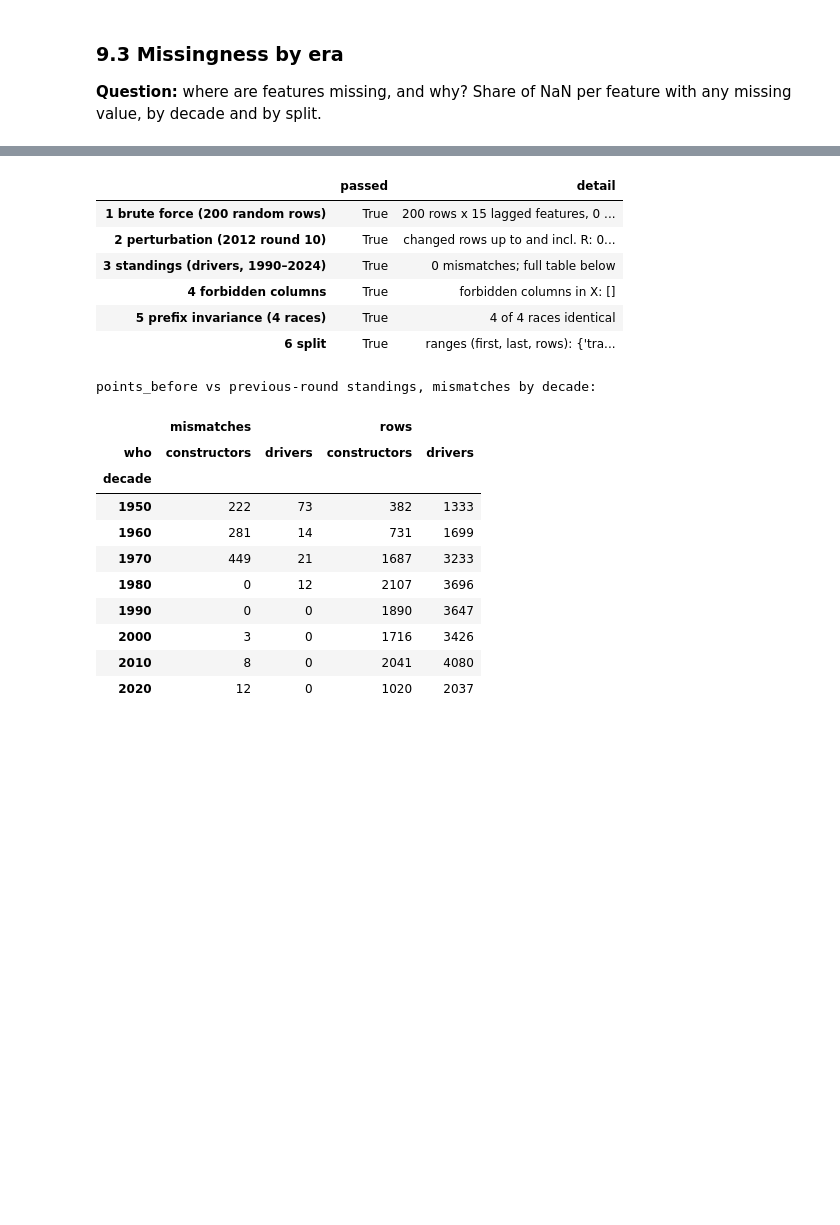
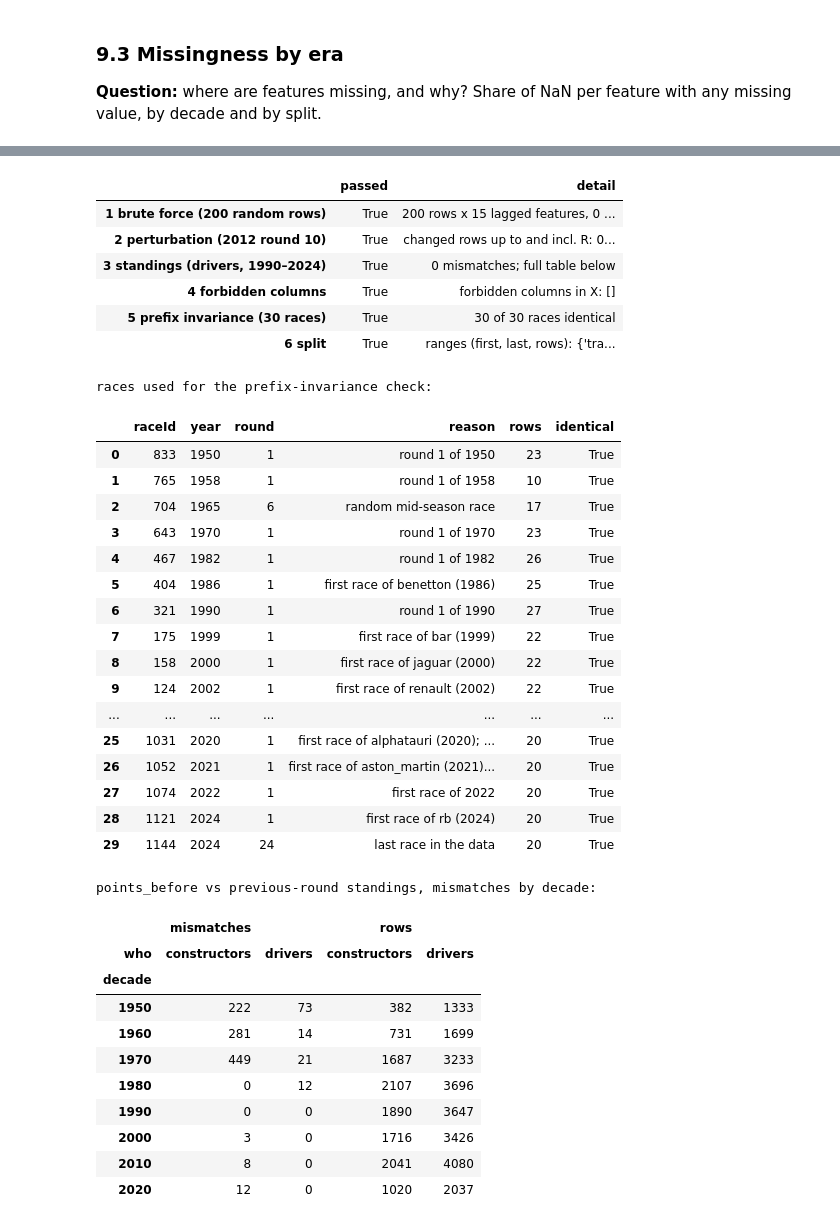
Before and after one commit to YShimy/f1-podium, a Jupyter notebook: notebooks/milestone1.ipynb, the cells around one changed output, grey strips where cells are left out. Cells and saved outputs as stored; diff of their text form; code cells hidden in the pictures; blank space fills up the shorter version.

```diff
--- a/notebooks/milestone1.ipynb
+++ b/notebooks/milestone1.ipynb
@@ -2953,6 +2975,7 @@ The same six checks as `tests/test_features.py`, run here on the real table:
 6. **Split:** disjoint, complete and ordered in time.
 # %%
 checks = {}
+prefix_sample = leakage.prefix_race_sample(meta, tables, n=30)
 
 mism, n_checked = leakage.bruteforce_mismatches(tables, results_clean, meta, X, n=200)
 checks["1 brute force (200 random rows)"] = (mism.empty, f"{n_checked} rows x {len(leakage.LAGGED_FEATURES)} lagged "
@@ -2968,51 +2991,70 @@ checks["2 perturbation (2012 round 10)"] = (
     f"changed rows up to and incl. R: {pert['changed_rows_up_to_and_incl_R']}, after R: {pert['changed_rows_after_R']}, "
     f"targets changed in R: {pert['changed_targets_in_R']}, outside R: {pert['changed_targets_outside_R']}")
 
 standings = leakage.standings_check(tables, meta, X)
 drv_recent = standings.query("who == 'drivers' and decade >= 1990")["mismatches"].sum()
 checks["3 standings (drivers, 1990–2024)"] = (drv_recent == 0, f"{drv_recent} mismatches; full table below")
 
 bad_cols = leakage.forbidden_columns(X, y)
 checks["4 forbidden columns"] = (bad_cols == [], f"forbidden columns in X: {bad_cols}")
 
-prefix = leakage.prefix_invariance_check(
-    tables, results_clean,
-    [rid(2023, 1), rid(2012, 10), rid(2021, 11), int(meta.sort_values(["year", "round"])["raceId"].iloc[-1])],
-    full=(meta, X, y))
-checks["5 prefix invariance (4 races)"] = (bool(prefix["identical"].all()),
+prefix = leakage.prefix_invariance_check(tables, results_clean, prefix_sample["raceId"].tolist(), full=(meta, X, y))
+checks[f"5 prefix invariance ({len(prefix)} races)"] = (bool(prefix["identical"].all()),
                                            f"{int(prefix['identical'].sum())} of {len(prefix)} races identical")
 
 split = leakage.split_check(meta)
 checks["6 split"] = (split["disjoint"] and split["races_disjoint"] and split["complete"] and split["ordered"],
                      f"ranges (first, last, rows): {split['ranges']}")
 
 check_table = pd.DataFrame({k: {"passed": v[0], "detail": v[1]} for k, v in checks.items()}).T
 with pd.option_context("display.max_colwidth", 140):
     display(check_table)
 assert check_table["passed"].all(), "a leakage check failed"
 
+print("races used for the prefix-invariance check:")
+with pd.option_context("display.max_colwidth", 120):
+    display(prefix_sample.merge(prefix[["raceId", "rows", "identical"]], on="raceId"))
+
 print("points_before vs previous-round standings, mismatches by decade:")
 display(standings.pivot(index="decade", columns="who", values=["mismatches", "rows"]))
 # %% [output]
 |  | passed | detail |
 | 1 brute force (200 random rows) | True | 200 rows x 15 lagged features, 0 ... |
 | 2 perturbation (2012 round 10) | True | changed rows up to and incl. R: 0... |
 | 3 standings (drivers, 1990–2024) | True | 0 mismatches; full table below |
 | 4 forbidden columns | True | forbidden columns in X: [] |
-| 5 prefix invariance (4 races) | True | 4 of 4 races identical |
+| 5 prefix invariance (30 races) | True | 30 of 30 races identical |
 | 6 split | True | ranges (first, last, rows): {'tra... |
-points_before vs previous-round standings, mismatches by decade:
+races used for the prefix-invariance check:
-|  | mismatches |  | rows |  |
-| who | constructors | drivers | constructors | drivers |
-| decade |  |  |  |  |
-| 1950 | 222 | 73 | 382 | 1333 |
-| 1960 | 281 | 14 | 731 | 1699 |
-| 1970 | 449 | 21 | 1687 | 3233 |
-| 1980 | 0 | 12 | 2107 | 3696 |
-| 1990 | 0 | 0 | 1890 | 3647 |
-| 2000 | 3 | 0 | 1716 | 3426 |
-| 2010 | 8 | 0 | 2041 | 4080 |
-| 2020 | 12 | 0 | 1020 | 2037 |
+|  | raceId | year | round | reason | rows | identical |
+| 0 | 833 | 1950 | 1 | round 1 of 1950 | 23 | True |
+| 1 | 765 | 1958 | 1 | round 1 of 1958 | 10 | True |
+| 2 | 704 | 1965 | 6 | random mid-season race | 17 | True |
+| 3 | 643 | 1970 | 1 | round 1 of 1970 | 23 | True |
+| 4 | 467 | 1982 | 1 | round 1 of 1982 | 26 | True |
+| 5 | 404 | 1986 | 1 | first race of benetton (1986) | 25 | True |
+| 6 | 321 | 1990 | 1 | round 1 of 1990 | 27 | True |
+| 7 | 175 | 1999 | 1 | first race of bar (1999) | 22 | True |
+| 8 | 158 | 2000 | 1 | first race of jaguar (2000) | 22 | True |
+| 9 | 124 | 2002 | 1 | first race of renault (2002) | 22 | True |
+| ... | ... | ... | ... | ... | ... | ... |
+| 25 | 1031 | 2020 | 1 | first race of alphatauri (2020); ... | 20 | True |
+| 26 | 1052 | 2021 | 1 | first race of aston_martin (2021)... | 20 | True |
+| 27 | 1074 | 2022 | 1 | first race of 2022 | 20 | True |
+| 28 | 1121 | 2024 | 1 | first race of rb (2024) | 20 | True |
+| 29 | 1144 | 2024 | 24 | last race in the data | 20 | True |
+points_before vs previous-round standings, mismatches by decade:
+|  | mismatches |  | rows |  |
+| who | constructors | drivers | constructors | drivers |
+| decade |  |  |  |  |
+| 1950 | 222 | 73 | 382 | 1333 |
+| 1960 | 281 | 14 | 731 | 1699 |
+| 1970 | 449 | 21 | 1687 | 3233 |
+| 1980 | 0 | 12 | 2107 | 3696 |
+| 1990 | 0 | 0 | 1890 | 3647 |
+| 2000 | 3 | 0 | 1716 | 3426 |
+| 2010 | 8 | 0 | 2041 | 4080 |
+| 2020 | 12 | 0 | 1020 | 2037 |
 # %% [markdown]
 **What it shows.**
 - **All six checks pass** (asserted). The brute-force recomputation agrees on all 200 × 15 lagged cells. Reversing
```
Also changed, not shown: parts of 14 cells of this notebook, 1 other file.
